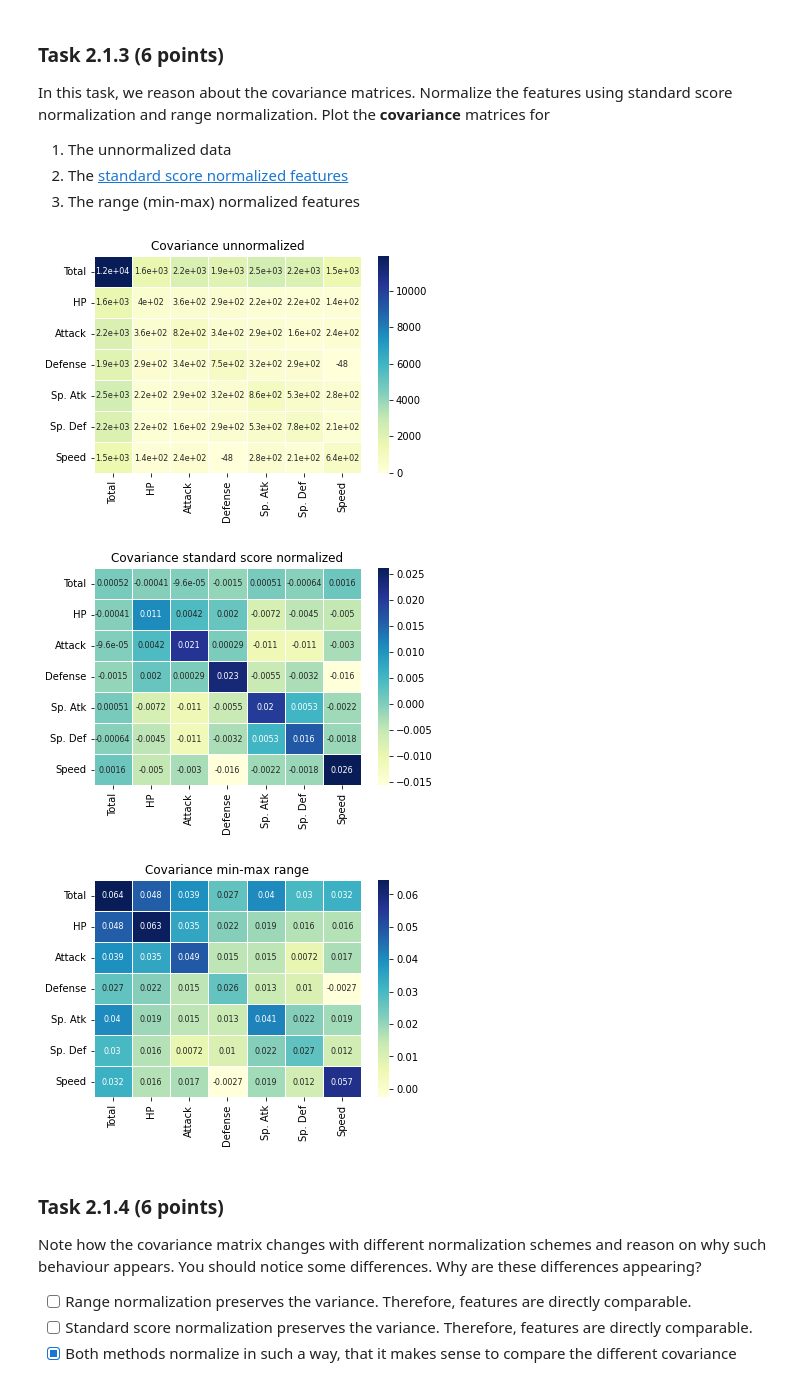
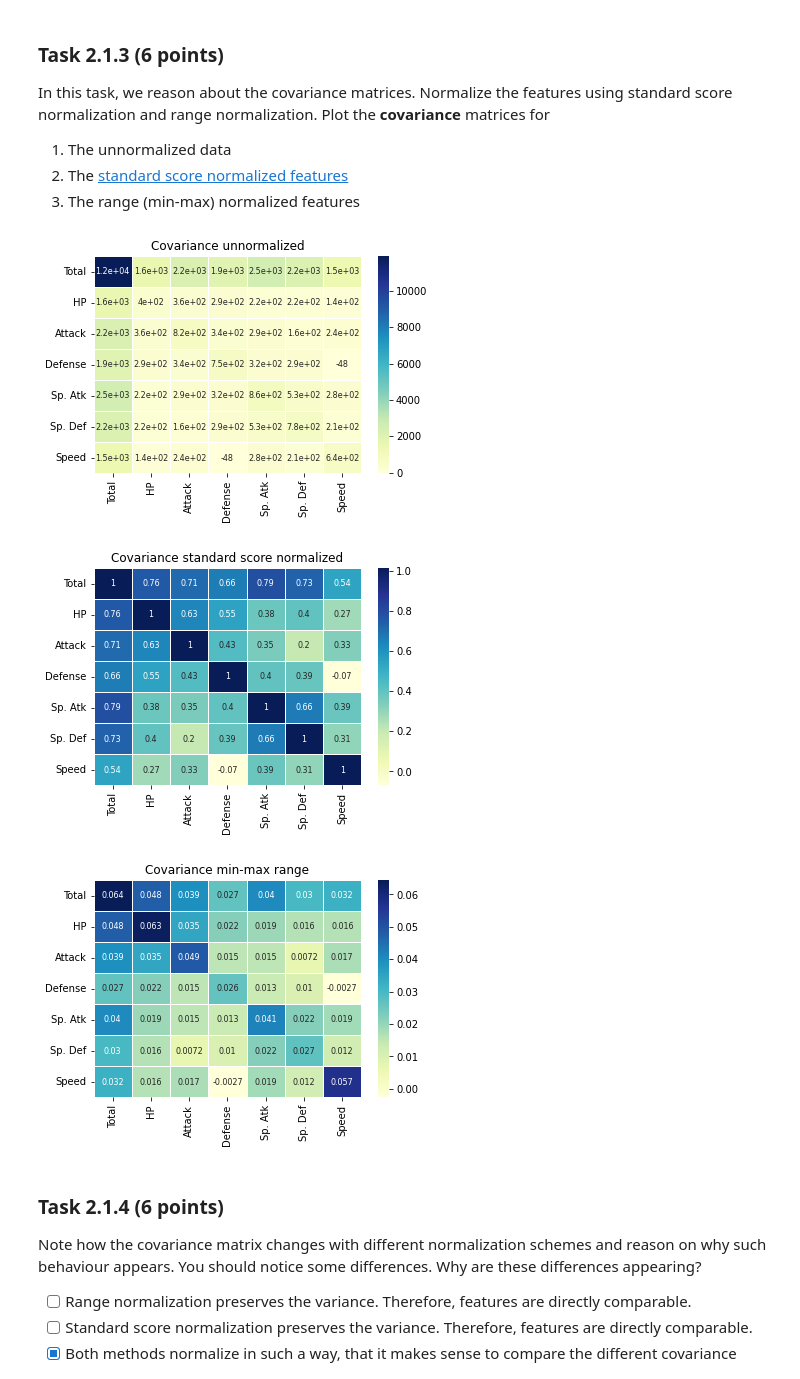
Before and after one commit to Thrun12/dm2022-exercises, a Jupyter notebook: handins/handin1.ipynb, the cells around one changed output. Cells and saved outputs as stored; diff of their text form; code cells hidden in the pictures.

```diff
--- a/handins/handin1.ipynb
+++ b/handins/handin1.ipynb
@@ -234,67 +234,34 @@ In this task, we reason about the covariance matrices. Normalize the features us
 2. The [standard score normalized features](https://en.wikipedia.org/wiki/Standard_score)
 3. The range (min-max) normalized features
 # %%
+from scipy import stats
+
 X = data_np
 
 # Unnormalized
 covMatrixUnnormalized = np.cov(X.transpose())
 sns.heatmap(covMatrixUnnormalized, annot=True, xticklabels=y, yticklabels=y, linewidths=.5, cmap="YlGnBu", annot_kws={"fontsize":8})
 plt.title('Covariance unnormalized')
 plt.show()
 
 # Standard score normalized
-X_ssn = np.array([(x - np.mean(x))/np.sqrt(np.var(x)) for x in X])
+X_ssn = stats.zscore(X)
 covMatrixStandardScore = np.cov(X_ssn.transpose())
 sns.heatmap(covMatrixStandardScore, annot=True, xticklabels=y, yticklabels=y, linewidths=.5, cmap="YlGnBu", annot_kws={"fontsize":8})
 plt.title('Covariance standard score normalized')
-plt.show()
-
-# STANDERD SCORE NORMALITION
-attrs = np.shape(X)[1]
-stdvs = []
-
-for i in range(attrs):
-    stdv = 0
-    for j in range(len(X)):
-        stdv += np.square(X[j][i]-means[i])
-    stdvs.append(np.sqrt(stdv/len(X)))
-
-zs = np.empty((np.shape(X)),float)
-for i in range(attrs):
-    for j in range(len(X)):
-        zs[j][i] = (X[j][i]-means[i])/stdvs[i]
-zs_cov = np.empty((attrs,attrs),float)
-
-zs_means = []
-for i in range(attrs):
-    zs_means.append(np.mean(zs[:,i]))
-
-for i in range(attrs):
-    for k in range(attrs):
-        cov = 0
-        under1 = 0
-        under2 = 0
-        for j in range(len(X)):
-            cov +=(zs[j][i]-zs_means[i])*(zs[j][k]-zs_means[k])
-            under1 += np.square(zs[j][i]-zs_means[i])
-            under2 += np.square(zs[j][k]-zs_means[i])
-
-        zs_cov[i][k] = cov/len(zs)
-sns.heatmap(zs_cov,annot=True,linewidths=.5, cmap="YlGnBu", annot_kws={"fontsize":8}, vmax=1)
-plt.title('Standard Score Covariance')
 plt.show()
 
 # Range min-max normalized
 min_x = X.min(0, keepdims=True)
 max_x = X.max(0, keepdims=True)
 X_normalize = (X - min_x) / (max_x - min_x)
 covMatrixRangeNormalized = np.cov(X_normalize.transpose())
 sns.heatmap(covMatrixRangeNormalized, annot=True, xticklabels=y, yticklabels=y, linewidths=.5, cmap="YlGnBu", annot_kws={"fontsize":8})
 plt.title('Covariance min-max range')
 plt.show()
 # %% [output]
 [figure]
-[figure, old version]
+[figure, new version]
 [figure]
 # %% [markdown]
 ### Task 2.1.4 (6 points)
```
Also changed, not shown: parts of 11 cells of this notebook.
